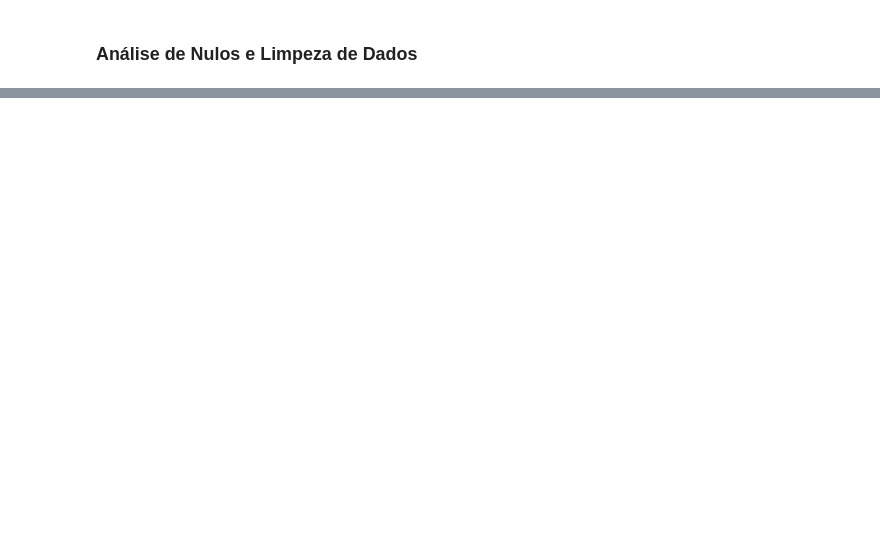
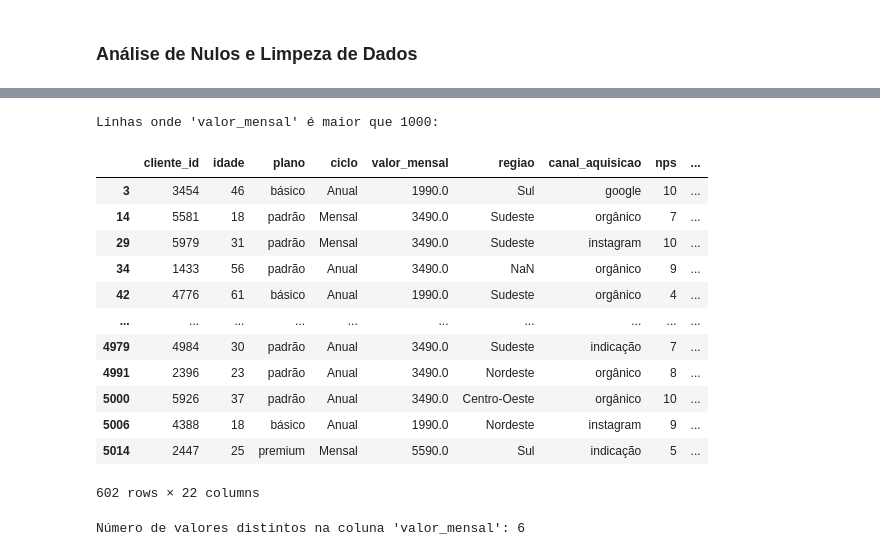
Before and after one commit to Gisela-Marcon/streaming_churn, a Jupyter notebook: notebooks/Estatística_I.ipynb, the cells around one changed output, grey strips where cells are left out. Saved outputs shown, nothing was run; the diff lists cells and outputs as text; code cells hidden in the pictures; blank space fills up the shorter version.

```diff
--- a/notebooks/Estatística_I.ipynb
+++ b/notebooks/Estatística_I.ipynb
@@ -98,0 +220,8 @@ display(df[df['regiao'] == '?'].head())
+# %%
+import numpy as np
+
+# Substituir '?' por NaN em todo o DataFrame
+df = df.replace('?', np.nan)
+
+print("Quantidade de valores nulos por coluna após a substituição de '?':")
+display(df.isnull().sum())
@@ -98,0 +539,26 @@ display(df[df['regiao'] == '?'].head())
+# %%
+# Filtrar df_filtrado para mostrar linhas onde 'valor_mensal' é maior que 1000
+print("Linhas onde 'valor_mensal' é maior que 1000:")
+display(df_filtrado[df_filtrado['valor_mensal'] > 1000])
+# %% [output]
+Linhas onde 'valor_mensal' é maior que 1000:
+|  | cliente_id | idade | plano | ciclo | valor_mensal | regiao | canal_aquisicao | nps | ... |
+| 3 | 3454 | 46 | básico | Anual | 1990.0 | Sul | google | 10 | ... |
+| 14 | 5581 | 18 | padrão | Mensal | 3490.0 | Sudeste | orgânico | 7 | ... |
+| 29 | 5979 | 31 | padrão | Mensal | 3490.0 | Sudeste | instagram | 10 | ... |
+| 34 | 1433 | 56 | padrão | Anual | 3490.0 | NaN | orgânico | 9 | ... |
+| 42 | 4776 | 61 | básico | Anual | 1990.0 | Sudeste | orgânico | 4 | ... |
+| ... | ... | ... | ... | ... | ... | ... | ... | ... | ... |
+| 4979 | 4984 | 30 | padrão | Anual | 3490.0 | Sudeste | indicação | 7 | ... |
+| 4991 | 2396 | 23 | padrão | Anual | 3490.0 | Nordeste | orgânico | 8 | ... |
+| 5000 | 5926 | 37 | padrão | Anual | 3490.0 | Centro-Oeste | orgânico | 10 | ... |
+| 5006 | 4388 | 18 | básico | Anual | 1990.0 | Nordeste | instagram | 9 | ... |
+| 5014 | 2447 | 25 | premium | Mensal | 5590.0 | Sul | indicação | 5 | ... |
+602 rows × 22 columns
+# %%
+# Contar os valores distintos da coluna 'valor_mensal' em df_filtrado
+distinct_valor_mensal_count = df_filtrado['valor_mensal'].nunique()
+
+print(f"Número de valores distintos na coluna 'valor_mensal': {distinct_valor_mensal_count}")
+# %% [output]
+Número de valores distintos na coluna 'valor_mensal': 6
```
Also changed, not shown: parts of 25 cells of this notebook.
